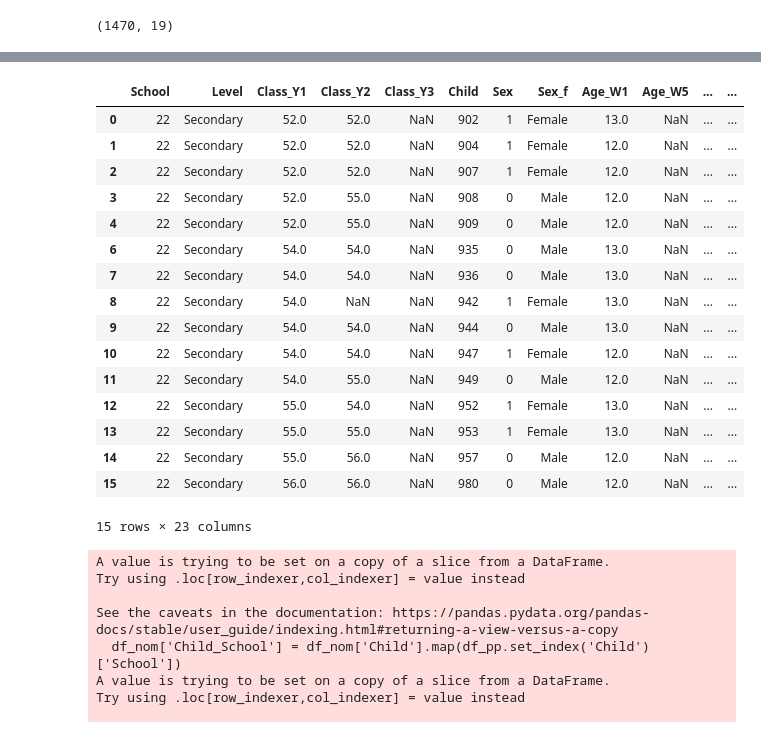
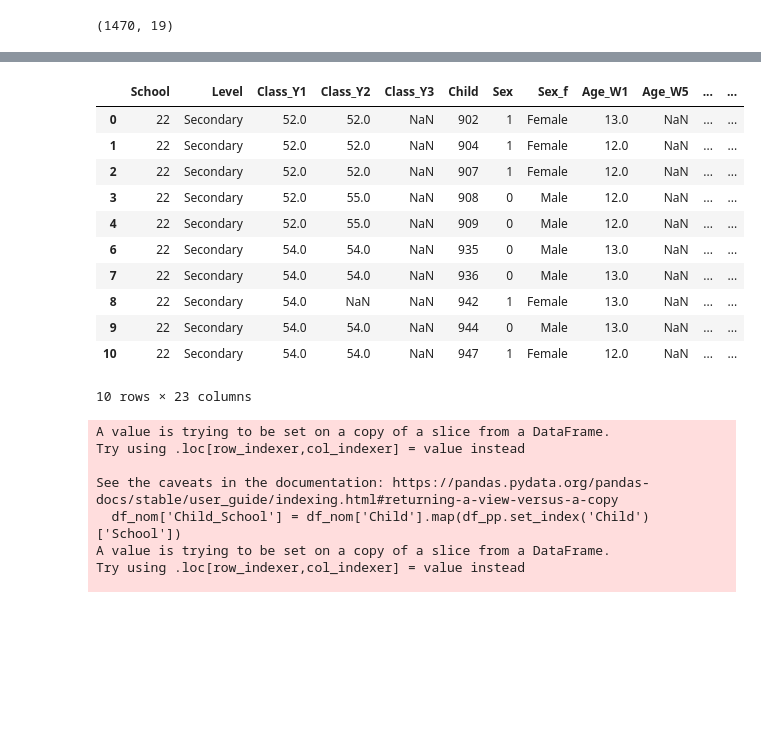
Before and after one commit to MovezNetwork/InfluencersPrediction, a Jupyter notebook: notebooks/EDA_Influencers.ipynb, the cells around one changed output, grey strips where cells are left out. Drawn from its saved outputs; the diff is of its cells as text; code cells hidden in the pictures; blank space fills up the shorter version.

```diff
--- a/notebooks/EDA_Influencers.ipynb
+++ b/notebooks/EDA_Influencers.ipynb
@@ -227,25 +63,20 @@ df_pp['num_per_class_Y1'] = df_pp.Class_Y1.map(df_pp.groupby(['Class_Y1'])['Leve
 df_pp['num_per_class_Y2'] = df_pp.Class_Y2.map(df_pp.groupby(['Class_Y2'])['Level'].count())
 df_pp['num_per_class_Y3'] = df_pp.Class_Y3.map(df_pp.groupby(['Class_Y3'])['Level'].count())
 # %%
-df_pp.head(15)
+df_pp.head(10)
 # %% [output]
 |  | School | Level | Class_Y1 | Class_Y2 | Class_Y3 | Child | Sex | Sex_f | Age_W1 | Age_W5 | ... | ... |
 | 0 | 22 | Secondary | 52.0 | 52.0 | NaN | 902 | 1 | Female | 13.0 | NaN | ... | ... |
 | 1 | 22 | Secondary | 52.0 | 52.0 | NaN | 904 | 1 | Female | 12.0 | NaN | ... | ... |
 | 2 | 22 | Secondary | 52.0 | 52.0 | NaN | 907 | 1 | Female | 12.0 | NaN | ... | ... |
 | 3 | 22 | Secondary | 52.0 | 55.0 | NaN | 908 | 0 | Male | 12.0 | NaN | ... | ... |
 | 4 | 22 | Secondary | 52.0 | 55.0 | NaN | 909 | 0 | Male | 12.0 | NaN | ... | ... |
 | 6 | 22 | Secondary | 54.0 | 54.0 | NaN | 935 | 0 | Male | 13.0 | NaN | ... | ... |
 | 7 | 22 | Secondary | 54.0 | 54.0 | NaN | 936 | 0 | Male | 13.0 | NaN | ... | ... |
 | 8 | 22 | Secondary | 54.0 | NaN | NaN | 942 | 1 | Female | 13.0 | NaN | ... | ... |
 | 9 | 22 | Secondary | 54.0 | 54.0 | NaN | 944 | 0 | Male | 13.0 | NaN | ... | ... |
 | 10 | 22 | Secondary | 54.0 | 54.0 | NaN | 947 | 1 | Female | 12.0 | NaN | ... | ... |
-| 11 | 22 | Secondary | 54.0 | 55.0 | NaN | 949 | 0 | Male | 12.0 | NaN | ... | ... |
-| 12 | 22 | Secondary | 55.0 | 54.0 | NaN | 952 | 1 | Female | 13.0 | NaN | ... | ... |
-| 13 | 22 | Secondary | 55.0 | 55.0 | NaN | 953 | 1 | Female | 13.0 | NaN | ... | ... |
-| 14 | 22 | Secondary | 55.0 | 56.0 | NaN | 957 | 0 | Male | 12.0 | NaN | ... | ... |
-| 15 | 22 | Secondary | 56.0 | 56.0 | NaN | 980 | 0 | Male | 12.0 | NaN | ... | ... |
-15 rows × 23 columns
+10 rows × 23 columns
 # %%
 # mapping the necessary columns
 df_nom['Child_School'] = df_nom['Child'].map(df_pp.set_index('Child')['School'])
```
Also changed, not shown: parts of 44 cells of this notebook.
